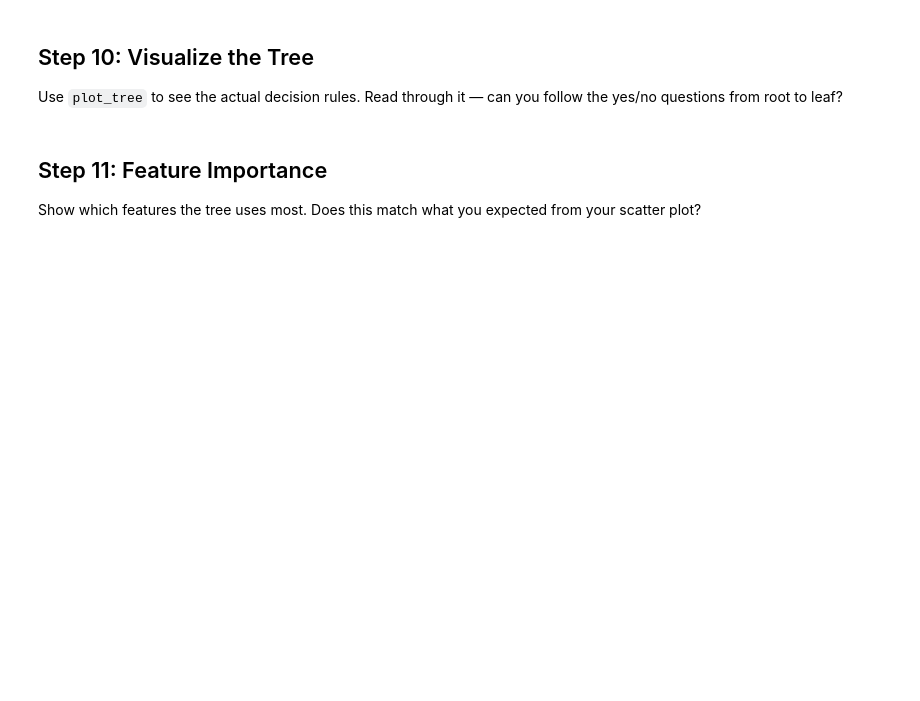
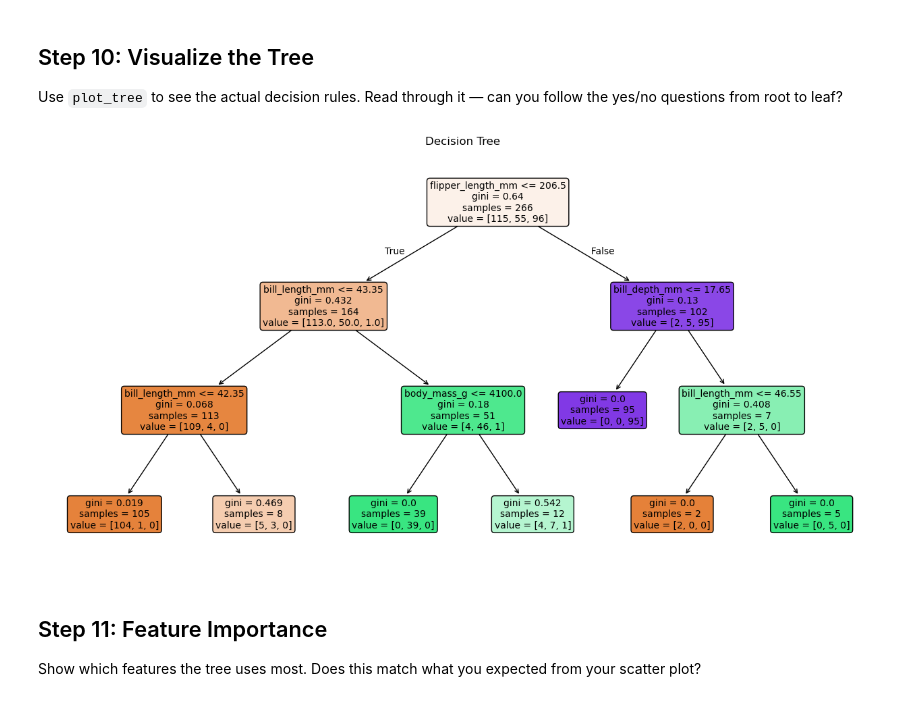
Before and after one commit to MC-DKAR17/python, a Jupyter notebook: Exam_Prep/Danielius Dovydas Karalius - assignment_DecisionTrees.ipynb, the cells around one changed output. Drawn from its saved outputs; the diff is of its cells as text; code cells hidden in the pictures; blank space fills up the shorter version.

```diff
--- a/Exam_Prep/Danielius Dovydas Karalius - assignment_DecisionTrees.ipynb
+++ b/Exam_Prep/Danielius Dovydas Karalius - assignment_DecisionTrees.ipynb
@@ -278,3 +299,13 @@ Use `plot_tree` to see the actual decision rules. Read through it — can you fo
+# %%
+# Draw the decision tree
+# --- TREE VISUALIZATION ---
+plt.figure(figsize=(16, 8))
+plot_tree(treeModel, feature_names=list(X.columns),
+          filled=True, rounded=True, fontsize=10)
+plt.title('Decision Tree')
+plt.show()
+# %% [output]
+[figure, added]
 # %% [markdown]
 ## Step 11: Feature Importance
 
```
Also changed, not shown: parts of 12 cells of this notebook.
